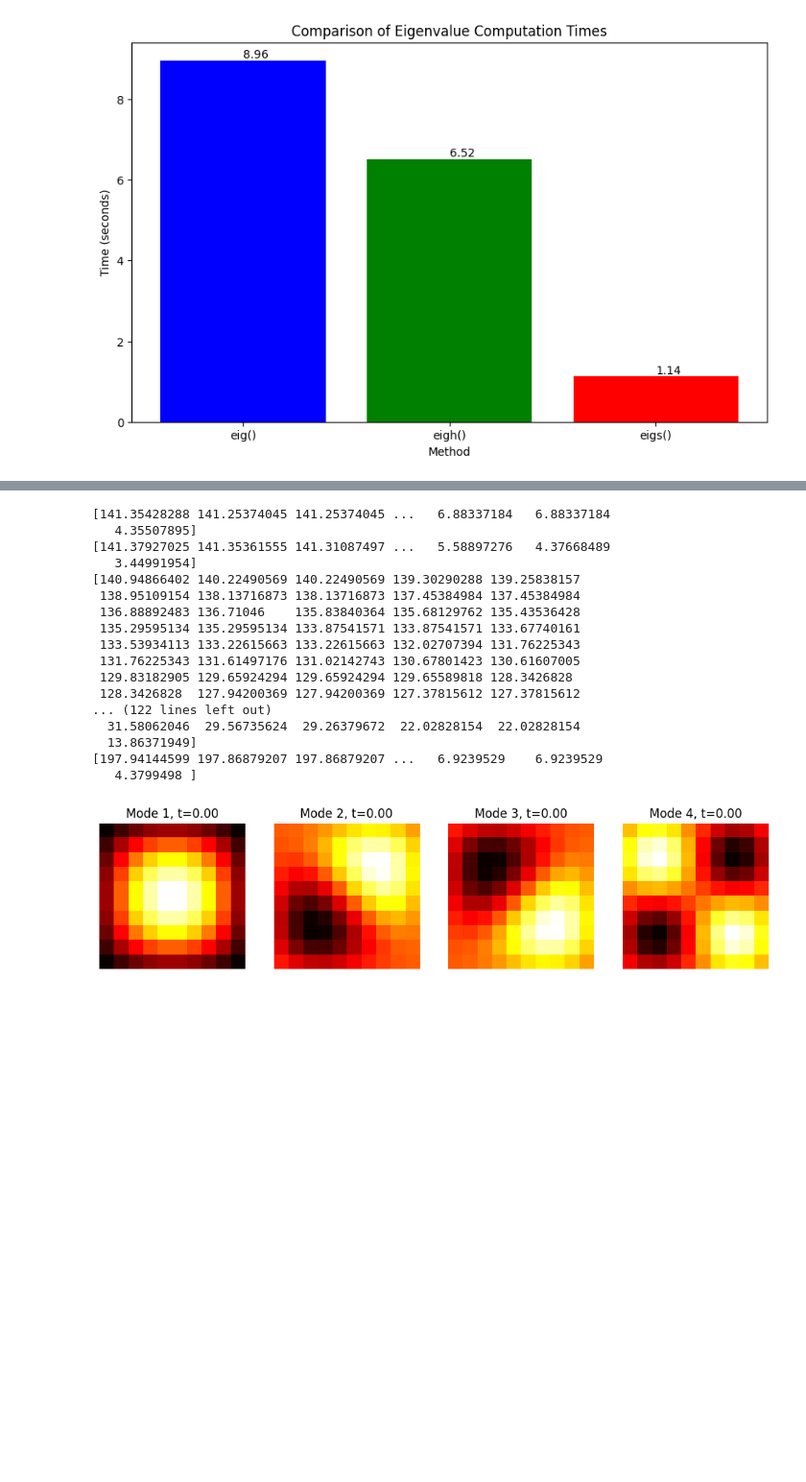
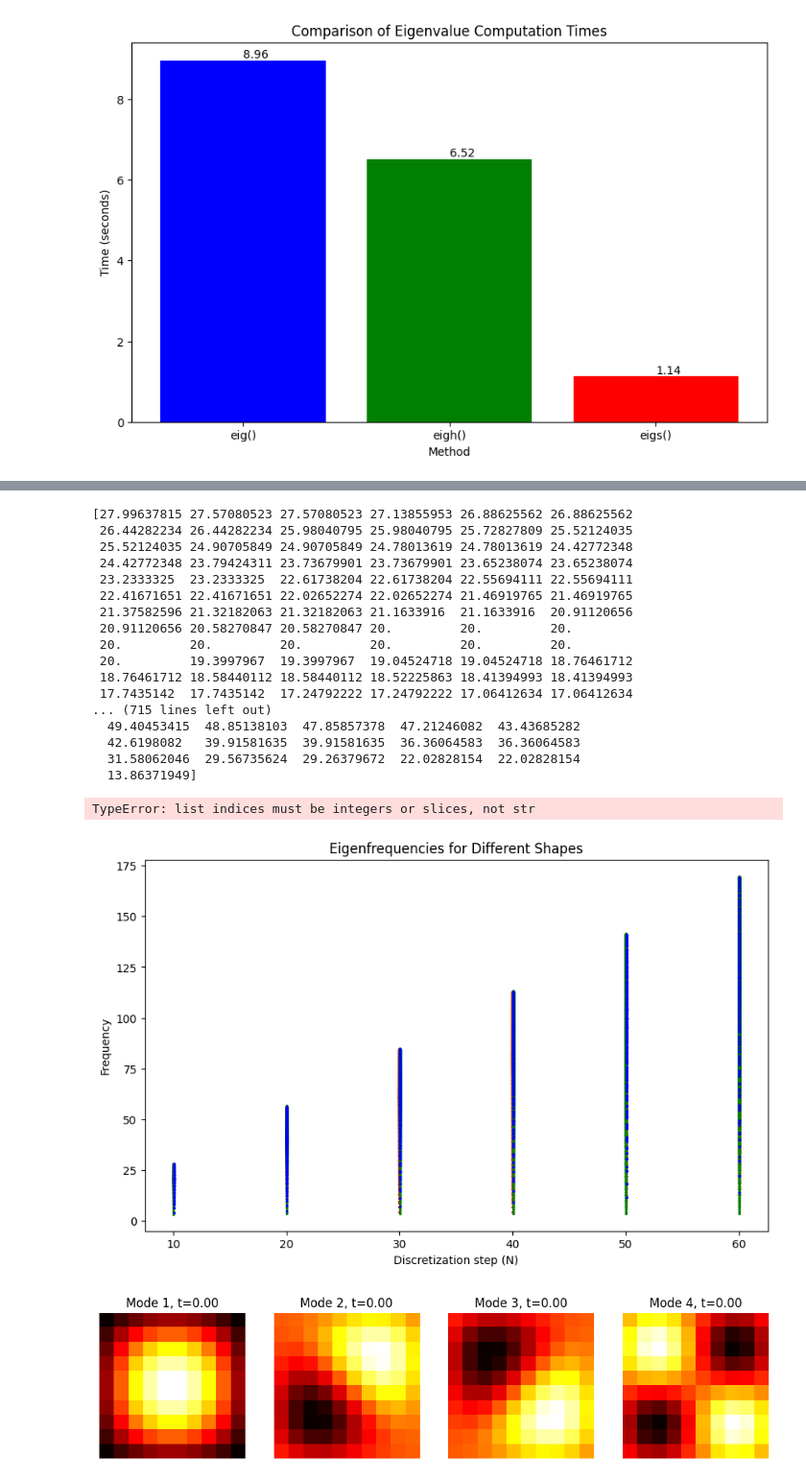
Before and after one commit to koenweverink/ScientificComputing, a Jupyter notebook: Set3_Sacha.ipynb, the cells around one changed output, grey strips where cells are left out. Shown at 96% size. Saved outputs shown, nothing was run; the diff lists cells and outputs as text; code cells hidden in the pictures; blank space fills up the shorter version.

```diff
--- a/Set3_Sacha.ipynb
+++ b/Set3_Sacha.ipynb
@@ -416,58 +431,74 @@ def solve_eigenvals(Laplace_matrix, dx):
 
 # Define sizes and shapes for the analysis
 L= 1
 N_list = []
-for n in range(50, 100, 10):
+for n in range(10, 70, 10):
     N_list.append(n)  # From 5x5 to 25x25 with steps of 5
 shapes = ['square', 'rectangle', 'circle']
 radius = 10  # Fixed radius for circular shape
 results = {shape: [] for shape in shapes}
 
 # Calculate eigenfrequencies for each shape and size
 for N in N_list:
     for shape in shapes:
         if shape == 'circle':
             Laplace_matrix = create_circular_laplacian(N, radius=radius)
         else:
             Laplace_matrix = create_reflective_laplacian(N, shape)  # Double the size for rectangle
 
         dx = L/N
         frec = solve_eigenvals(Laplace_matrix, dx)
         print(frec)
         frec = sorted(frec)
         results[shape].append(frec)
 
-# print(results[shape])
-# Plotting the results
-fig, axes = plt.subplots(1, 3, figsize=(18, 6), sharey=True)
-for ax, shape in zip(axes, shapes):
+
+fig, ax = plt.subplots(figsize=(10, 6))
+
+# Define colors for different shapes
+colors = ['r', 'g', 'b']
+
+# Define an offset for each shape's scatter plot
+offset = 0.03
+
+# Plot scatter points for each shape
+for idx, shape in enumerate(results.keys()):
     for N, freqs in zip(N_list, results[shape]):
-        ax.plot(freqs, label=f'N={N}')
-    ax.set_title(f'{shape.capitalize()} shape')
-    ax.set_xlabel('Vector length')
-    ax.set_ylabel('Frequency')
-    ax.legend()
+        ax.scatter([N + offset * idx] * len(freqs), freqs, color=colors[idx], s=2, label=shape.capitalize())
+ax.set_title('Eigenfrequencies for Different Shapes')
+ax.set_xlabel('Discretization step (N)')
+ax.set_ylabel('Frequency')
+
+handles, labels = ax.get_legend_handles_labels()
+unique_labels = list(set(labels))
+
+# Create legend with unique labels
+legend_handles = [Patch(color=colors[label.lower()], label=label.capitalize()) for label in unique_labels]
+ax.legend(handles=legend_handles)
+
 
 plt.tight_layout()
 plt.show()
 # %% [output]
-[141.35428288 141.25374045 141.25374045 ...   6.88337184   6.88337184
-   4.35507895]
-[141.37927025 141.35361555 141.31087497 ...   5.58897276   4.37668489
-   3.44991954]
-[140.94866402 140.22490569 140.22490569 139.30290288 139.25838157
- 138.95109154 138.13716873 138.13716873 137.45384984 137.45384984
- 136.88892483 136.71046    135.83840364 135.68129762 135.43536428
- 135.29595134 135.29595134 133.87541571 133.87541571 133.67740161
- 133.53934113 133.22615663 133.22615663 132.02707394 131.76225343
- 131.76225343 131.61497176 131.02142743 130.67801423 130.61607005
- 129.83182905 129.65924294 129.65924294 129.65589818 128.3426828
- 128.3426828  127.94200369 127.94200369 127.37815612 127.37815612
-... (122 lines left out)
+[27.99637815 27.57080523 27.57080523 27.13855953 26.88625562 26.88625562
+ 26.44282234 26.44282234 25.98040795 25.98040795 25.72827809 25.52124035
+ 25.52124035 24.90705849 24.90705849 24.78013619 24.78013619 24.42772348
+ 24.42772348 23.79424311 23.73679901 23.73679901 23.65238074 23.65238074
+ 23.2333325  23.2333325  22.61738204 22.61738204 22.55694111 22.55694111
+ 22.41671651 22.41671651 22.02652274 22.02652274 21.46919765 21.46919765
+ 21.37582596 21.32182063 21.32182063 21.1633916  21.1633916  20.91120656
+ 20.91120656 20.58270847 20.58270847 20.         20.         20.
+ 20.         20.         20.         20.         20.         20.
+ 20.         19.3997967  19.3997967  19.04524718 19.04524718 18.76461712
+ 18.76461712 18.58440112 18.58440112 18.52225863 18.41394993 18.41394993
+ 17.7435142  17.7435142  17.24792222 17.24792222 17.06412634 17.06412634
+... (715 lines left out)
+  49.40453415  48.85138103  47.85857378  47.21246082  43.43685282
+  42.6198082   39.91581635  39.91581635  36.36064583  36.36064583
   31.58062046  29.56735624  29.26379672  22.02828154  22.02828154
   13.86371949]
-[197.94144599 197.86879207 197.86879207 ...   6.9239529    6.9239529
-   4.3799498 ]
+TypeError: list indices must be integers or slices, not str
+[figure, added]
 # %%
 import numpy as np
 import matplotlib.pyplot as plt
```
Also changed, not shown: parts of 12 cells of this notebook.
